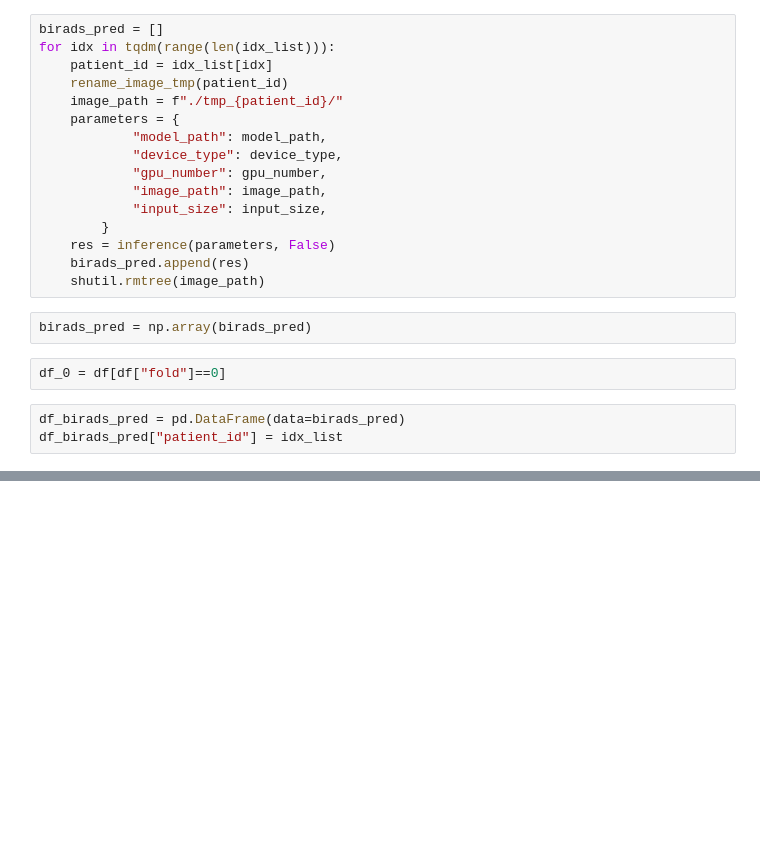
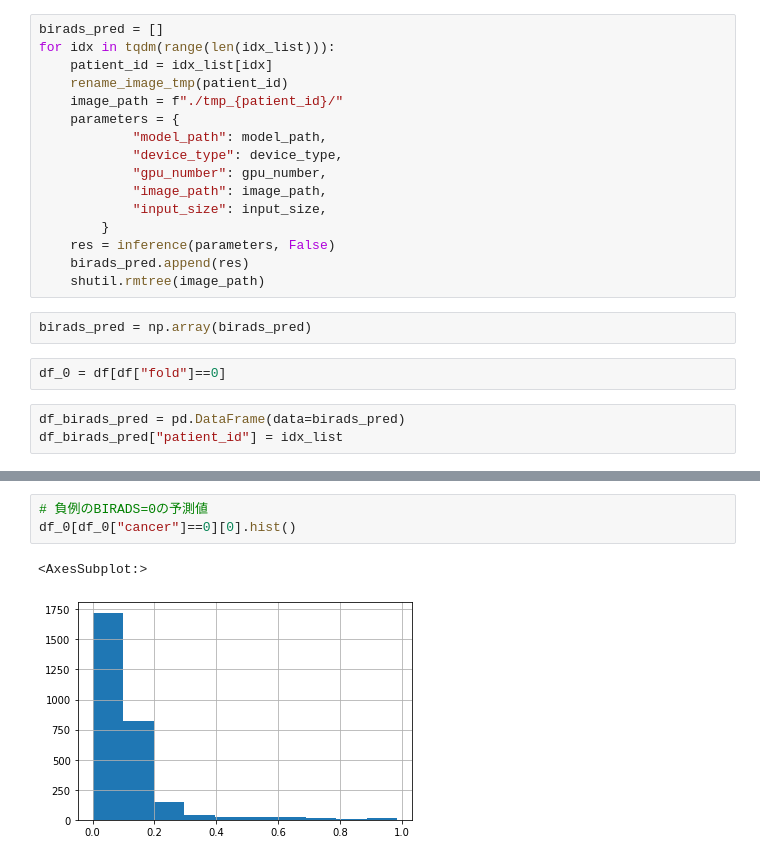
Before and after one commit to tyamaguchi17/rsna_mammo, a Jupyter notebook: eda/birads.ipynb, the cells around one changed output, grey strips where cells are left out. Saved outputs shown, nothing was run; the diff lists cells and outputs as text; blank space fills up the shorter version.

```diff
--- a/eda/birads.ipynb
+++ b/eda/birads.ipynb
@@ -73,0 +84,6 @@ df_birads_pred.to_csv("../birads_pred_fold_0.csv", index=False)
+# %%
+# 負例のBIRADS=0の予測値
+df_0[df_0["cancer"]==0][0].hist()
+# %% [output]
+<AxesSubplot:>
+[figure, added]
```
Also changed, not shown: parts of 8 cells of this notebook.
